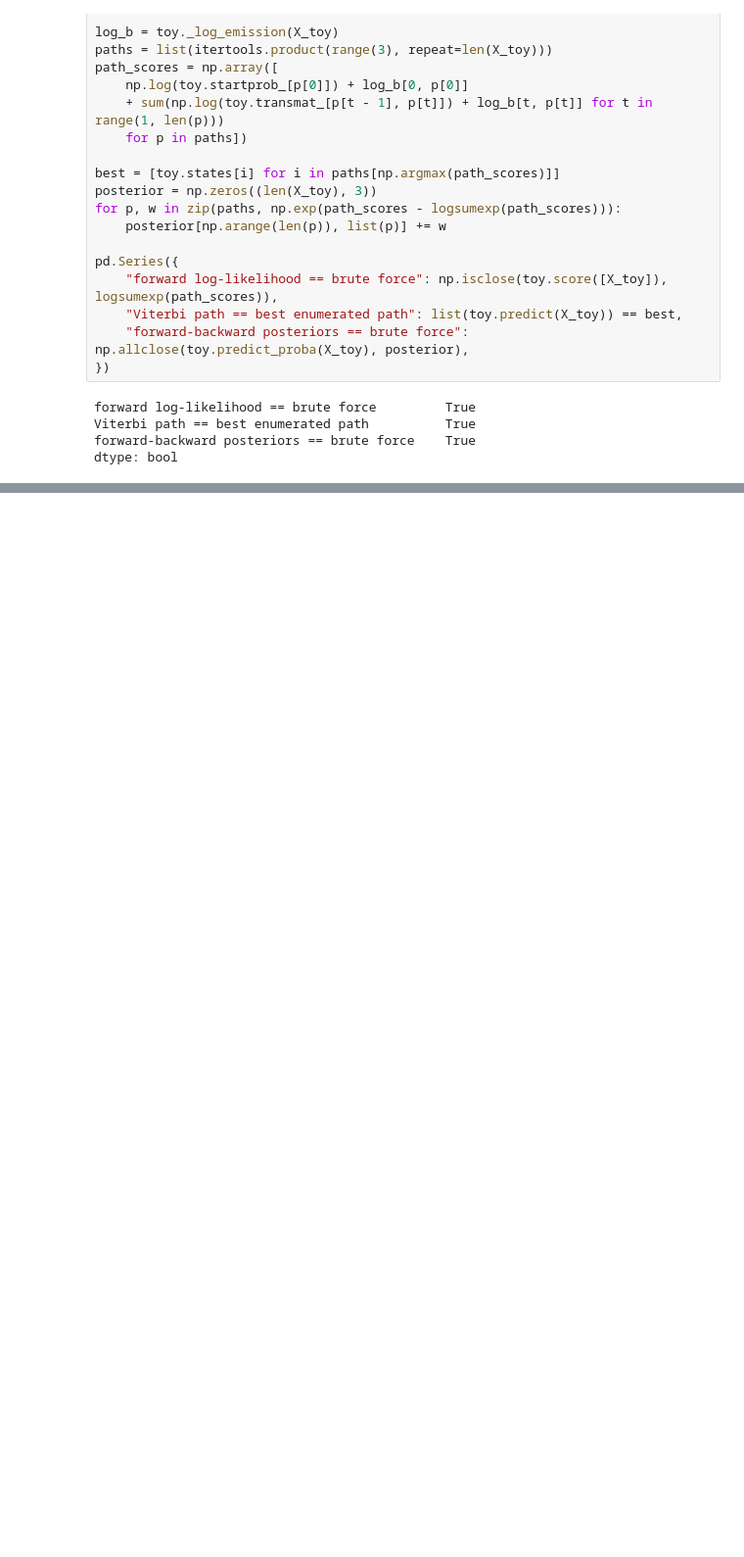
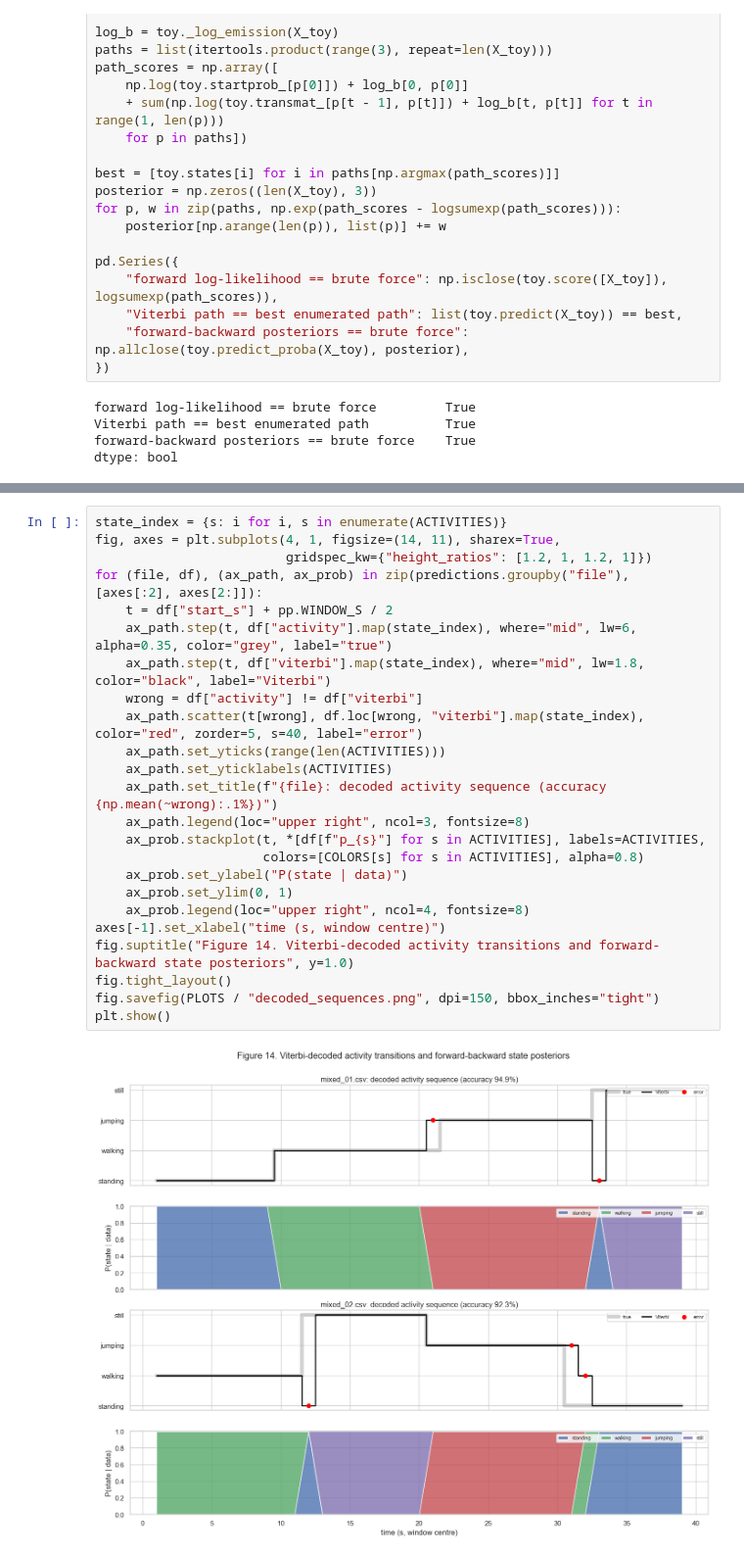
Before and after one commit to mukunzindahiro-max/hmm-activity-recognition, a Jupyter notebook: har_hmm.ipynb, the cells around one changed output, grey strips where cells are left out. Shown at 98% size. Cells and saved outputs as stored; diff of their text form; blank space fills up the shorter version.

```diff
--- a/har_hmm.ipynb
+++ b/har_hmm.ipynb
@@ -513,0 +575,26 @@ dtype: bool
+# %%
+state_index = {s: i for i, s in enumerate(ACTIVITIES)}
+fig, axes = plt.subplots(4, 1, figsize=(14, 11), sharex=True,
+                         gridspec_kw={"height_ratios": [1.2, 1, 1.2, 1]})
+for (file, df), (ax_path, ax_prob) in zip(predictions.groupby("file"), [axes[:2], axes[2:]]):
+    t = df["start_s"] + pp.WINDOW_S / 2
+    ax_path.step(t, df["activity"].map(state_index), where="mid", lw=6, alpha=0.35, color="grey", label="true")
+    ax_path.step(t, df["viterbi"].map(state_index), where="mid", lw=1.8, color="black", label="Viterbi")
+    wrong = df["activity"] != df["viterbi"]
+    ax_path.scatter(t[wrong], df.loc[wrong, "viterbi"].map(state_index), color="red", zorder=5, s=40, label="error")
+    ax_path.set_yticks(range(len(ACTIVITIES)))
+    ax_path.set_yticklabels(ACTIVITIES)
+    ax_path.set_title(f"{file}: decoded activity sequence (accuracy {np.mean(~wrong):.1%})")
+    ax_path.legend(loc="upper right", ncol=3, fontsize=8)
+    ax_prob.stackplot(t, *[df[f"p_{s}"] for s in ACTIVITIES], labels=ACTIVITIES,
+                      colors=[COLORS[s] for s in ACTIVITIES], alpha=0.8)
+    ax_prob.set_ylabel("P(state | data)")
+    ax_prob.set_ylim(0, 1)
+    ax_prob.legend(loc="upper right", ncol=4, fontsize=8)
+axes[-1].set_xlabel("time (s, window centre)")
+fig.suptitle("Figure 14. Viterbi-decoded activity transitions and forward-backward state posteriors", y=1.0)
+fig.tight_layout()
+fig.savefig(PLOTS / "decoded_sequences.png", dpi=150, bbox_inches="tight")
+plt.show()
+# %% [output]
+[figure, added]
```
Also changed, not shown: parts of 12 cells of this notebook, 7 other files.
